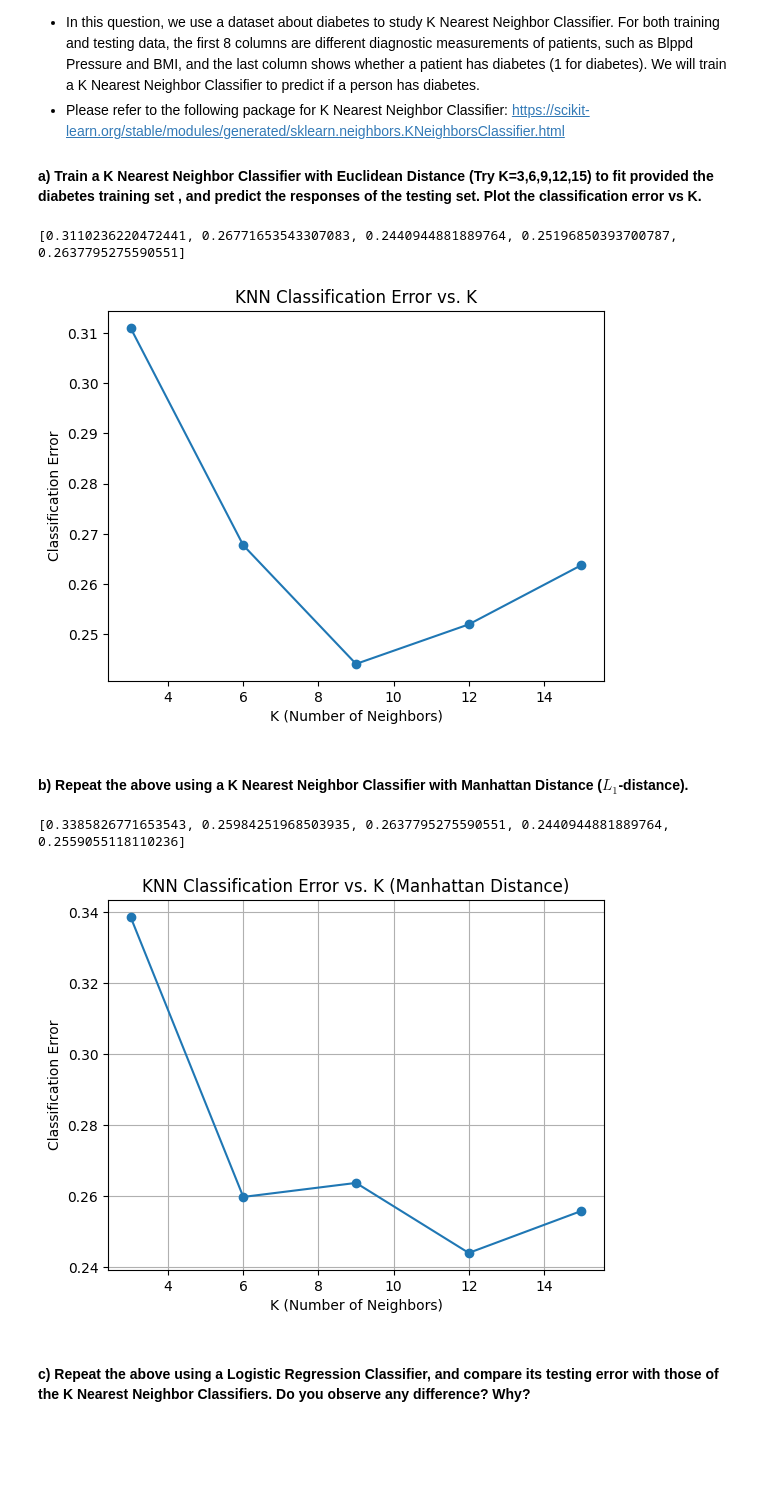
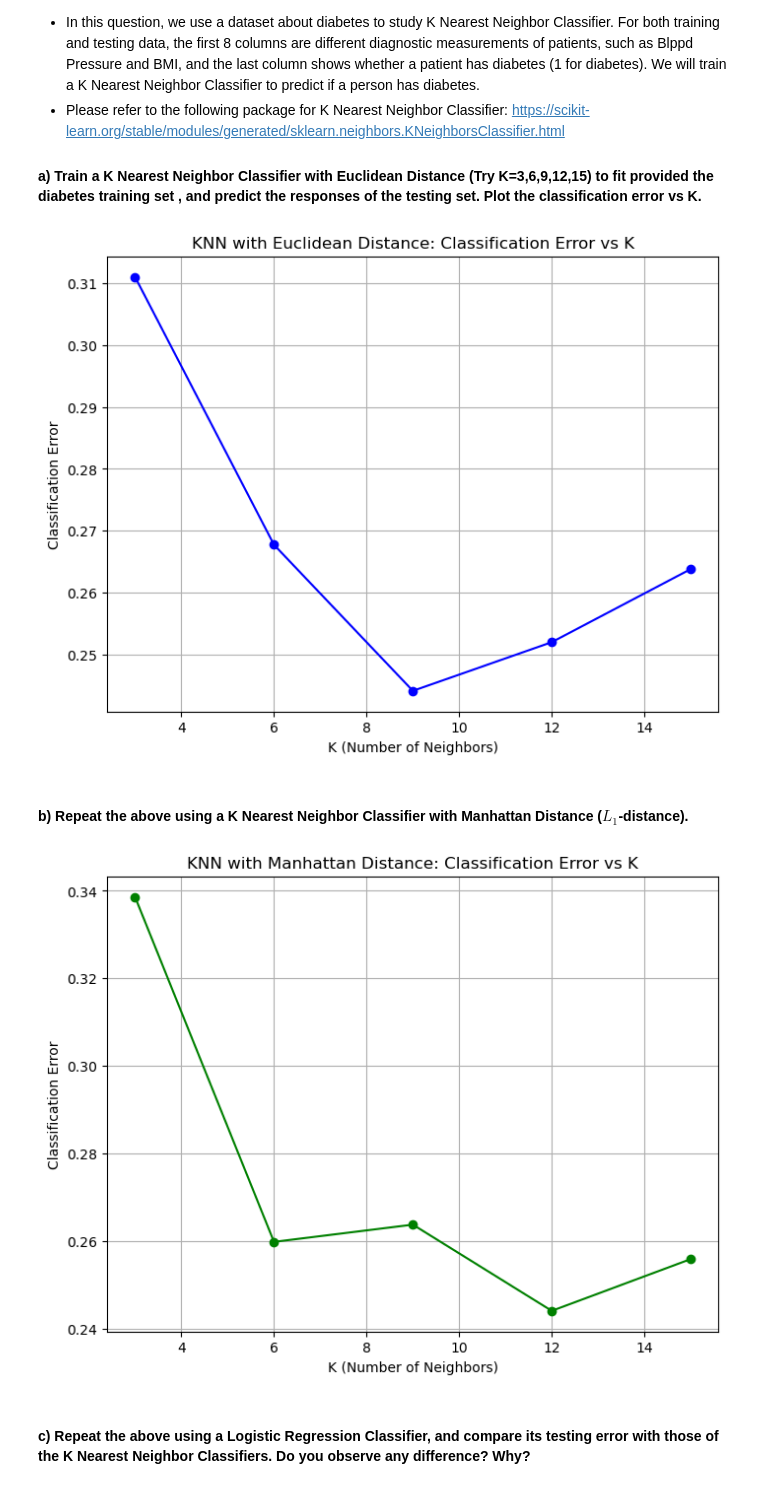
Before and after one commit to wenxinjiang2002/Computational-Data-Analysis, a Jupyter notebook: CDA HW1/Assignment+1.ipynb, the cells around one changed output. Cells and saved outputs as stored; diff of their text form; code cells hidden in the pictures; blank space fills up the shorter version.

```diff
--- a/CDA HW1/Assignment+1.ipynb
+++ b/CDA HW1/Assignment+1.ipynb
@@ -187,61 +422,60 @@ https://scikit-learn.org/stable/modules/generated/sklearn.neighbors.KNeighborsCl
 #### a) Train a K Nearest Neighbor Classifier with Euclidean Distance (Try K=3,6,9,12,15) to fit provided the diabetes training set , and predict the responses of the testing set. Plot the classification error vs K.
 # %%
 ### Insert Code Here
-Q4_train = pd.read_csv('Q4_train.csv')
-Q4_test = pd.read_csv('Q4_test.csv')
+from sklearn.neighbors import KNeighborsClassifier
+training_data = pd.read_csv('Q4_train.csv')
+testing_data = pd.read_csv('Q4_test.csv')
 
-Q4_X_train = Q4_train.iloc[:, :-1]
-Q4_Y_train = Q4_train.iloc[:, -1]
-Q4_X_test = Q4_test.iloc[:, :-1]
-Q4_Y_test = Q4_test.iloc[:, -1]
 
-from sklearn.neighbors import KNeighborsClassifier
+X_train = training_data.iloc[:, :-1]
+y_train = training_data.iloc[:, -1]
+X_test = testing_data.iloc[:, :-1]
+y_test = testing_data.iloc[:, -1]
 
-k_values = [3, 6, 9, 12, 15]
-knn_errors = []
+errors = []
+list_k = [3,6,9,12,15]
 
-for k in k_values:
-    knn = KNeighborsClassifier(n_neighbors = k, metric = 'euclidean')
-    knn.fit(Q4_X_train, Q4_Y_train)
-    knn_y_pred = knn.predict(Q4_X_test)
-    knn_error = 1 - accuracy_score(Q4_Y_test, knn_y_pred)
-    knn_errors.append(knn_error)
+for k in list_k:
+    knn = KNeighborsClassifier(n_neighbors=k)
+    knn.fit(X_train, y_train)
 
-print(knn_errors)
+    y_pred = knn.predict(X_test)
 
-import matplotlib.pyplot as plt
-plt.plot(k_values, knn_errors, marker='o')
+    error = 1 - accuracy_score(y_test, y_pred)
+    errors.append(error)
+
+plt.figure(figsize=(8, 6))
+plt.plot(list_k, errors, marker='o', linestyle='-', color='b')
 plt.xlabel('K (Number of Neighbors)')
 plt.ylabel('Classification Error')
-plt.title('KNN Classification Error vs. K')
+plt.title('KNN with Euclidean Distance: Classification Error vs K')
 plt.grid(True)
-
 plt.show()
 # %% [output]
-[0.3110236220472441, 0.26771653543307083, 0.2440944881889764, 0.25196850393700787, 0.2637795275590551]
-[figure, old version]
+[figure, new version]
 # %% [markdown]
 #### b) Repeat the above using a K Nearest Neighbor Classifier with Manhattan Distance ($L_1$-distance).
 # %%
 ### Insert Code Here
-knn_errors_manhattan = []
-for k in k_values:
-    knn = KNeighborsClassifier(n_neighbors = k, metric = 'manhattan')
-    knn.fit(Q4_X_train, Q4_Y_train)
-    knn_y_pred = knn.predict(Q4_X_test)
-    knn_error = 1 - accuracy_score(Q4_Y_test, knn_y_pred)
-    knn_errors_manhattan.append(knn_error)
+manhattan_errors = []
 
-print(knn_errors_manhattan)
+for k in list_k:
+    knn = KNeighborsClassifier(n_neighbors=k, metric='manhattan')
+    knn.fit(X_train, y_train)
 
-plt.plot(k_values, knn_errors_manhattan, marker='o')
+    y_pred = knn.predict(X_test)
+
+    error = 1 - accuracy_score(y_test, y_pred)
+    manhattan_errors.append(error)
+
+plt.figure(figsize=(8, 6))
+plt.plot(list_k, manhattan_errors, marker='o', linestyle='-', color='g')
 plt.xlabel('K (Number of Neighbors)')
 plt.ylabel('Classification Error')
-plt.title('KNN Classification Error vs. K (Manhattan Distance)')
+plt.title('KNN with Manhattan Distance: Classification Error vs K')
 plt.grid(True)
 plt.show()
 # %% [output]
-[0.3385826771653543, 0.25984251968503935, 0.2637795275590551, 0.2440944881889764, 0.2559055118110236]
-[figure, old version]
+[figure, new version]
 # %% [markdown]
 #### c) Repeat the above using a Logistic Regression Classifier, and compare its testing error with those of the K Nearest Neighbor Classifiers. Do you observe any difference? Why?
```
Also changed, not shown: parts of 36 cells of this notebook.
